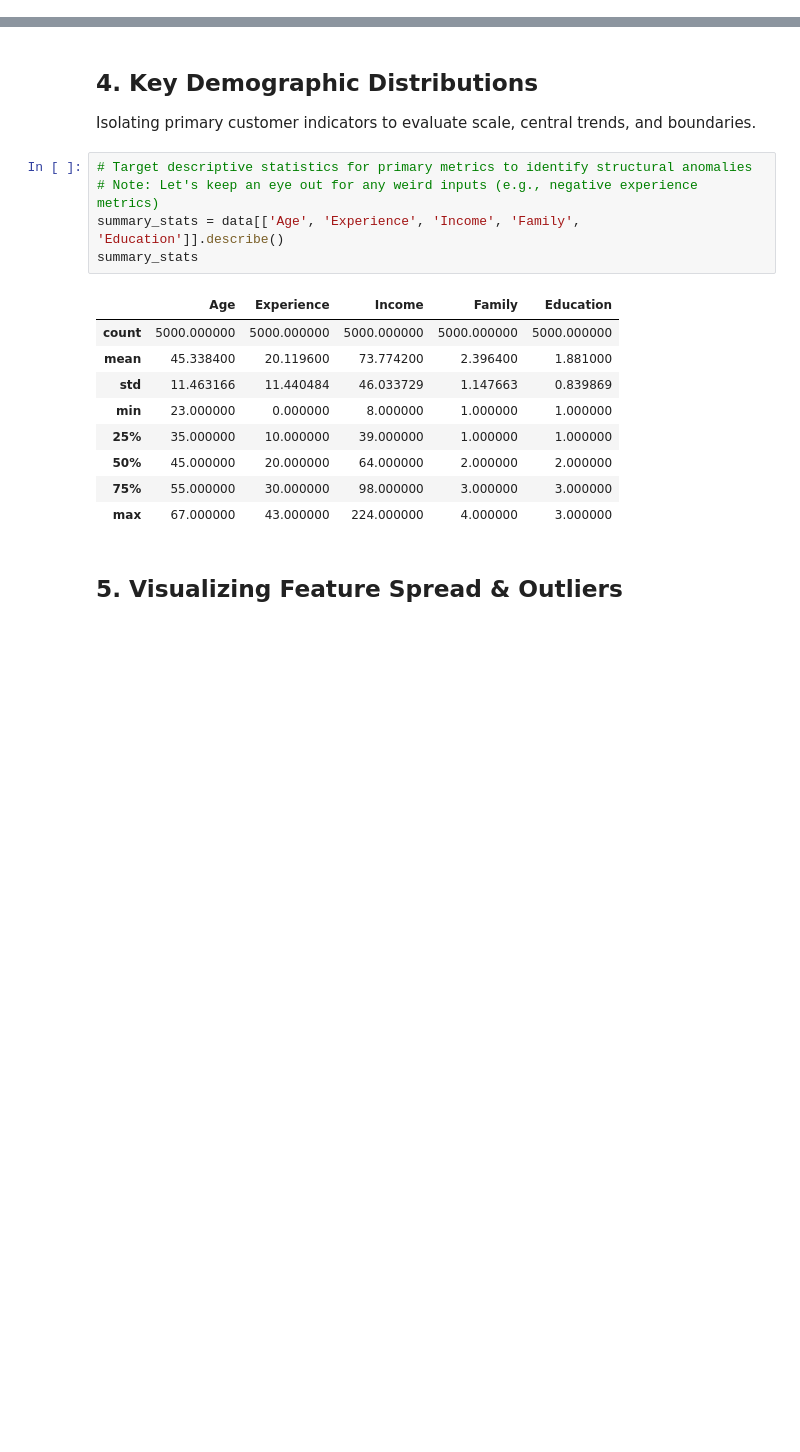
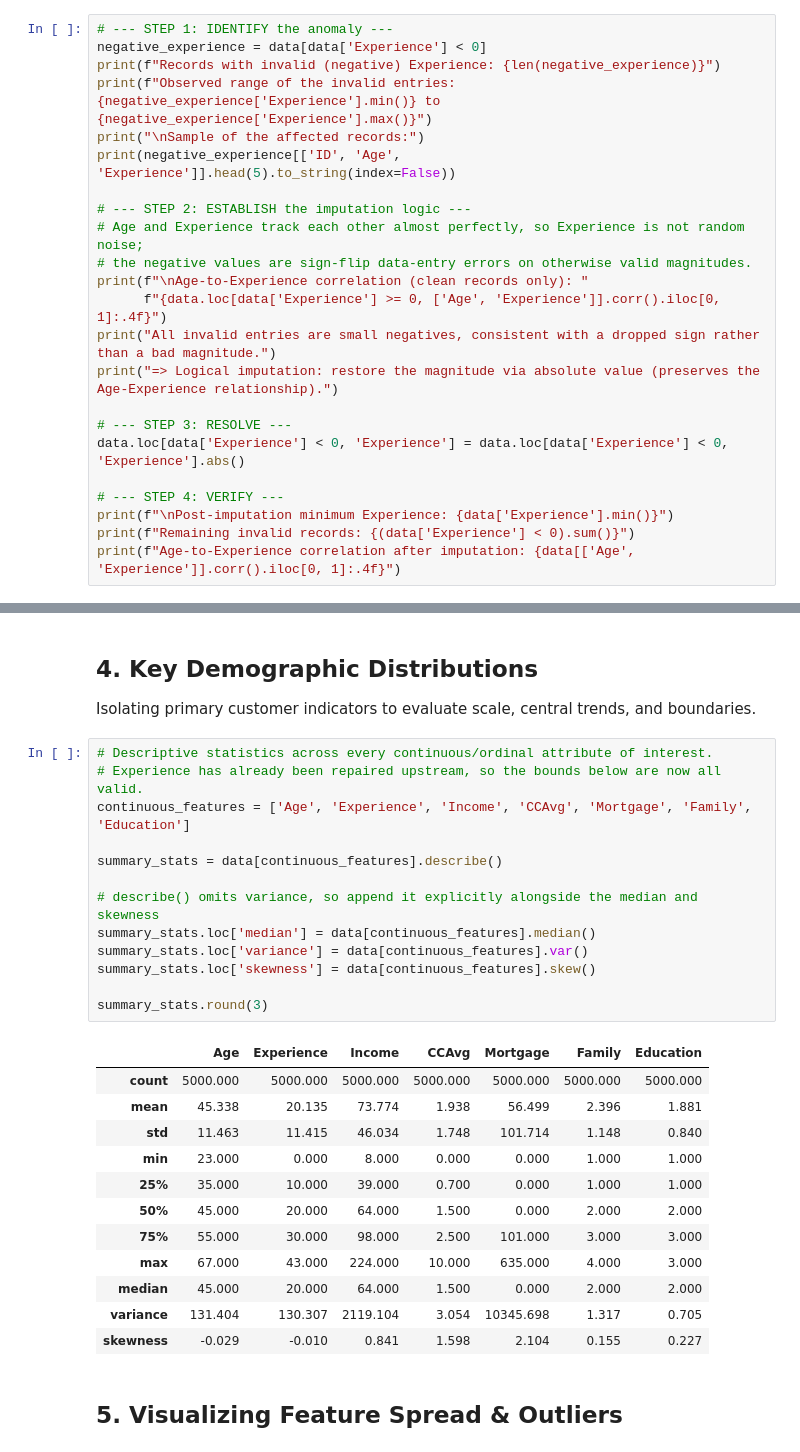
Before and after one commit to tirlotkar1704-ctrl/Predictive-Modeling-for-Personal-Loan-Acquisition, a Jupyter notebook: customer_loan_eda_modelling.ipynb, the cells around one changed output, grey strips where cells are left out. Drawn from its saved outputs; the diff is of its cells as text; blank space fills up the shorter version.

```diff
--- a/customer_loan_eda_modelling.ipynb
+++ b/customer_loan_eda_modelling.ipynb
@@ -134,0 +130,23 @@ dtype: object
+# %%
+# --- STEP 1: IDENTIFY the anomaly ---
+negative_experience = data[data['Experience'] < 0]
+print(f"Records with invalid (negative) Experience: {len(negative_experience)}")
+print(f"Observed range of the invalid entries: {negative_experience['Experience'].min()} to {negative_experience['Experience'].max()}")
+print("\nSample of the affected records:")
+print(negative_experience[['ID', 'Age', 'Experience']].head(5).to_string(index=False))
+
+# --- STEP 2: ESTABLISH the imputation logic ---
+# Age and Experience track each other almost perfectly, so Experience is not random noise;
+# the negative values are sign-flip data-entry errors on otherwise valid magnitudes.
+print(f"\nAge-to-Experience correlation (clean records only): "
+      f"{data.loc[data['Experience'] >= 0, ['Age', 'Experience']].corr().iloc[0, 1]:.4f}")
+print("All invalid entries are small negatives, consistent with a dropped sign rather than a bad magnitude.")
+print("=> Logical imputation: restore the magnitude via absolute value (preserves the Age-Experience relationship).")
+
+# --- STEP 3: RESOLVE ---
+data.loc[data['Experience'] < 0, 'Experience'] = data.loc[data['Experience'] < 0, 'Experience'].abs()
+
+# --- STEP 4: VERIFY ---
+print(f"\nPost-imputation minimum Experience: {data['Experience'].min()}")
+print(f"Remaining invalid records: {(data['Experience'] < 0).sum()}")
+print(f"Age-to-Experience correlation after imputation: {data[['Age', 'Experience']].corr().iloc[0, 1]:.4f}")
@@ -136,20 +173,31 @@ dtype: object
 ## 4. Key Demographic Distributions
 Isolating primary customer indicators to evaluate scale, central trends, and boundaries.
 # %%
-# Target descriptive statistics for primary metrics to identify structural anomalies
-# Note: Let's keep an eye out for any weird inputs (e.g., negative experience metrics)
-summary_stats = data[['Age', 'Experience', 'Income', 'Family', 'Education']].describe()
-summary_stats
+# Descriptive statistics across every continuous/ordinal attribute of interest.
+# Experience has already been repaired upstream, so the bounds below are now all valid.
+continuous_features = ['Age', 'Experience', 'Income', 'CCAvg', 'Mortgage', 'Family', 'Education']
+
+summary_stats = data[continuous_features].describe()
+
+# describe() omits variance, so append it explicitly alongside the median and skewness
+summary_stats.loc['median'] = data[continuous_features].median()
+summary_stats.loc['variance'] = data[continuous_features].var()
+summary_stats.loc['skewness'] = data[continuous_features].skew()
+
+summary_stats.round(3)
 # %% [output]
-|  | Age | Experience | Income | Family | Education |
-| count | 5000.000000 | 5000.000000 | 5000.000000 | 5000.000000 | 5000.000000 |
-| mean | 45.338400 | 20.119600 | 73.774200 | 2.396400 | 1.881000 |
-| std | 11.463166 | 11.440484 | 46.033729 | 1.147663 | 0.839869 |
-| min | 23.000000 | 0.000000 | 8.000000 | 1.000000 | 1.000000 |
-| 25% | 35.000000 | 10.000000 | 39.000000 | 1.000000 | 1.000000 |
-| 50% | 45.000000 | 20.000000 | 64.000000 | 2.000000 | 2.000000 |
-| 75% | 55.000000 | 30.000000 | 98.000000 | 3.000000 | 3.000000 |
-| max | 67.000000 | 43.000000 | 224.000000 | 4.000000 | 3.000000 |
+|  | Age | Experience | Income | CCAvg | Mortgage | Family | Education |
+| count | 5000.000 | 5000.000 | 5000.000 | 5000.000 | 5000.000 | 5000.000 | 5000.000 |
+| mean | 45.338 | 20.135 | 73.774 | 1.938 | 56.499 | 2.396 | 1.881 |
+| std | 11.463 | 11.415 | 46.034 | 1.748 | 101.714 | 1.148 | 0.840 |
+| min | 23.000 | 0.000 | 8.000 | 0.000 | 0.000 | 1.000 | 1.000 |
+| 25% | 35.000 | 10.000 | 39.000 | 0.700 | 0.000 | 1.000 | 1.000 |
+| 50% | 45.000 | 20.000 | 64.000 | 1.500 | 0.000 | 2.000 | 2.000 |
+| 75% | 55.000 | 30.000 | 98.000 | 2.500 | 101.000 | 3.000 | 3.000 |
+| max | 67.000 | 43.000 | 224.000 | 10.000 | 635.000 | 4.000 | 3.000 |
+| median | 45.000 | 20.000 | 64.000 | 1.500 | 0.000 | 2.000 | 2.000 |
+| variance | 131.404 | 130.307 | 2119.104 | 3.054 | 10345.698 | 1.317 | 0.705 |
+| skewness | -0.029 | -0.010 | 0.841 | 1.598 | 2.104 | 0.155 | 0.227 |
 # %% [markdown]
 ## 5. Visualizing Feature Spread & Outliers
 # %%
```
Also changed, not shown: parts of 30 cells of this notebook, 1 other file.
